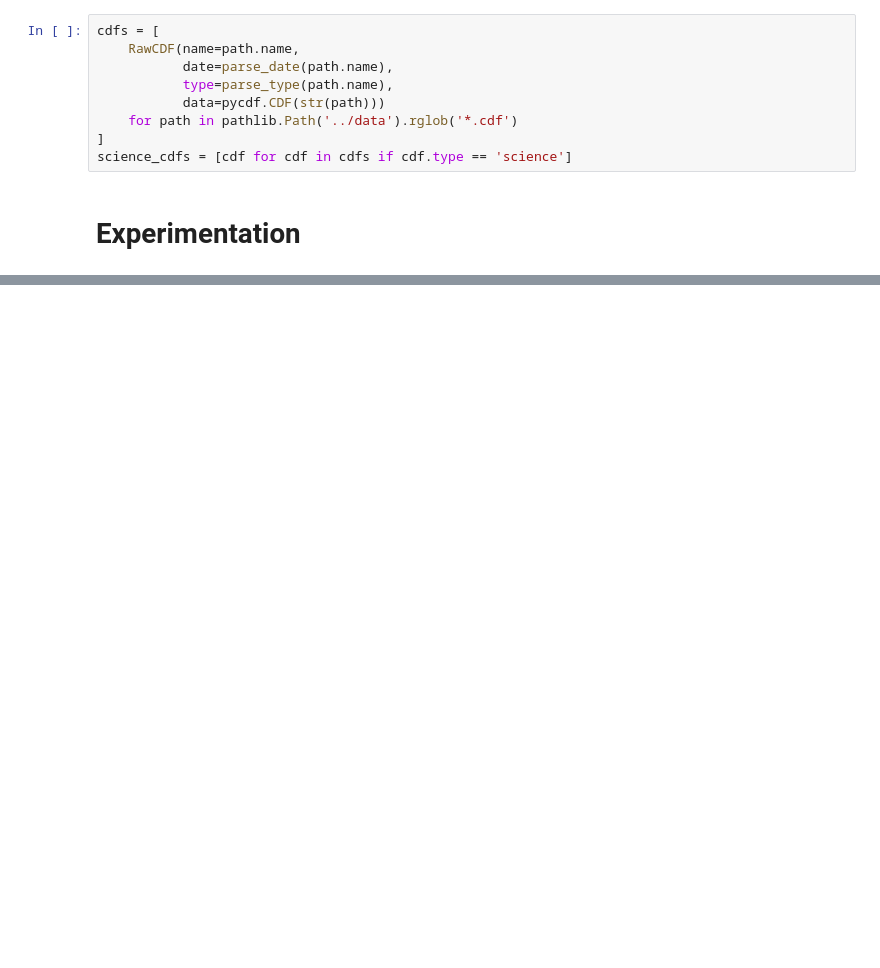
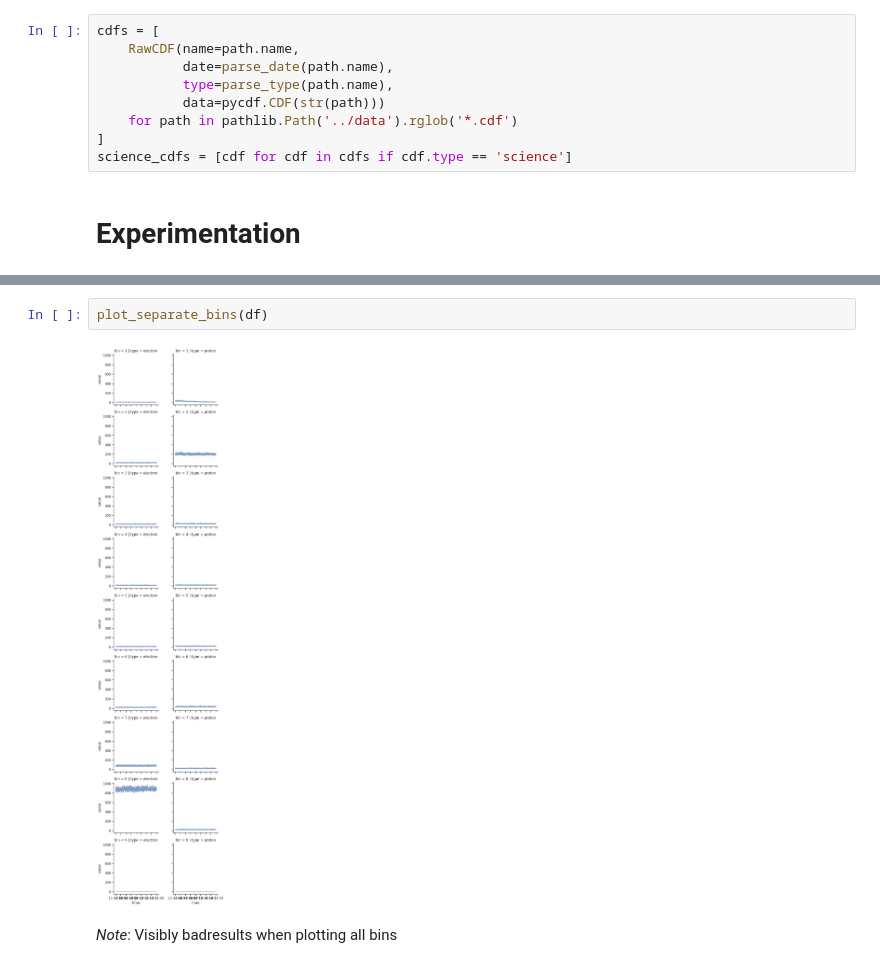
Before and after one commit to AGHRADEM/radem-notebooks, a Jupyter notebook: notebooks/2_basic_data_processing.ipynb, the cells around one changed output, grey strips where cells are left out. Drawn from its saved outputs; the diff is of its cells as text; blank space fills up the shorter version.

```diff
--- a/notebooks/2_basic_data_processing.ipynb
+++ b/notebooks/2_basic_data_processing.ipynb
@@ -133,0 +200,6 @@ for electron_counts, time in zip(list(cdf["ELECTRONS"]), list(cdf["TIME_UTC"])):
+# %%
+plot_separate_bins(df)
+# %% [output]
+[figure, added]
+# %% [markdown]
+*Note*: Visibly badresults when plotting all bins
```
Also changed, not shown: parts of 14 cells of this notebook.
